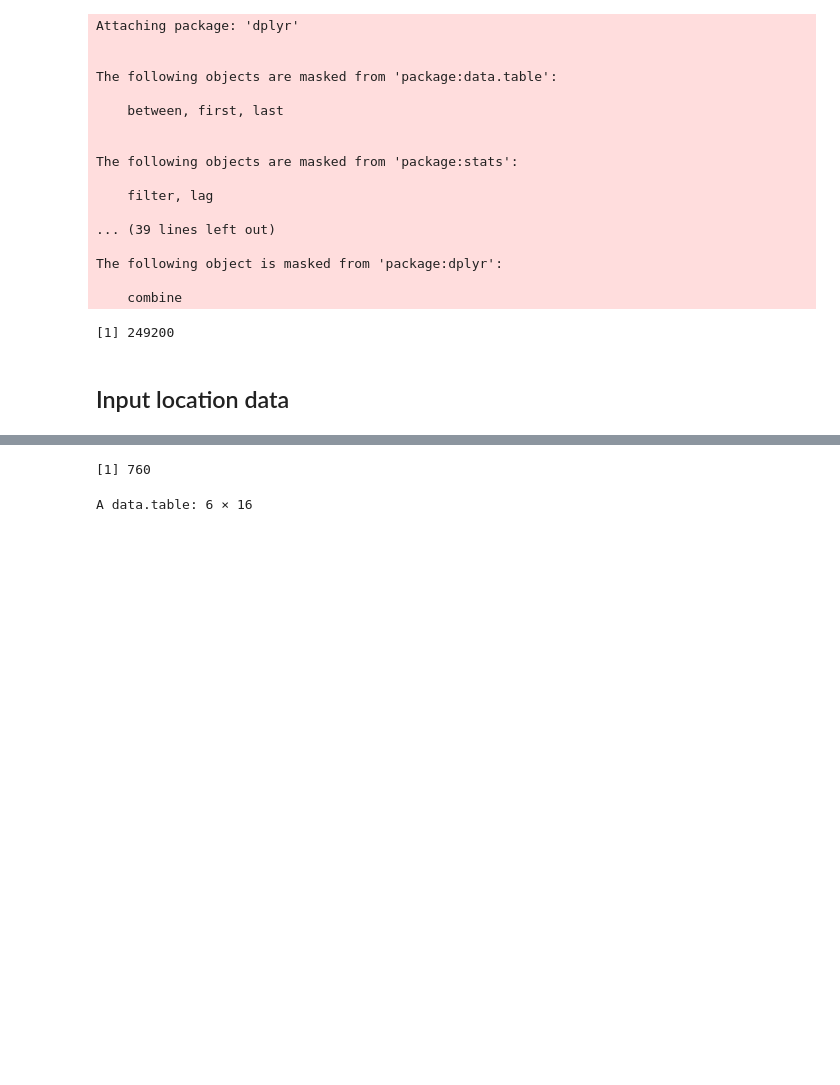
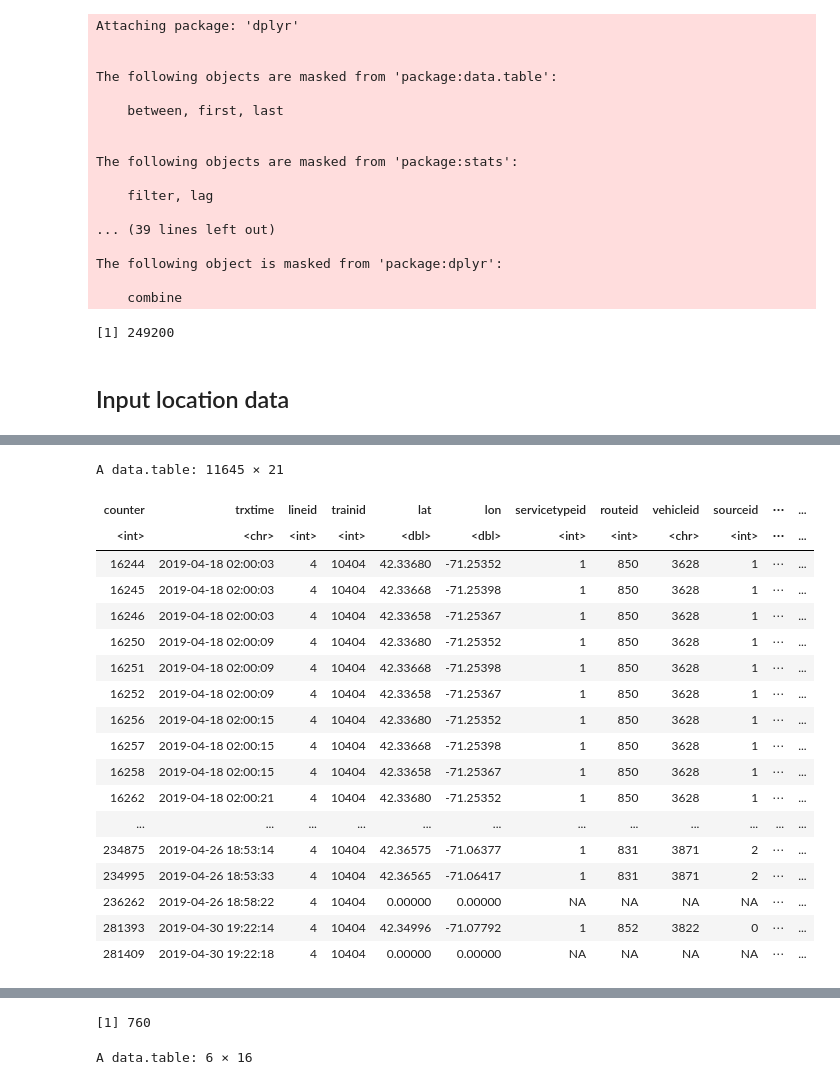
Before and after one commit to narslab/treem, a Jupyter notebook: bin/jupyter/vehicle-trajectory-computation-alt.ipynb, the cells around one changed output, grey strips where cells are left out. Cells and saved outputs as stored; diff of their text form; code cells hidden in the pictures; blank space fills up the shorter version.

```diff
--- a/bin/jupyter/vehicle-trajectory-computation-alt.ipynb
+++ b/bin/jupyter/vehicle-trajectory-computation-alt.ipynb
@@ -62,0 +231,22 @@ dlt = get_light_rail_trajectories(YEARLIST,MONTHlIST)
+# %%
+dlt[trainid==10404]
+# %% [output]
+A data.table: 11645 × 21
+| counter | trxtime | lineid | trainid | lat | lon | servicetypeid | routeid | vehicleid | sourceid | ⋯ | ... |
+| <int> | <chr> | <int> | <int> | <dbl> | <dbl> | <int> | <int> | <chr> | <int> | ⋯ | ... |
+| 16244 | 2019-04-18 02:00:03 | 4 | 10404 | 42.33680 | -71.25352 | 1 | 850 | 3628 | 1 | ⋯ | ... |
+| 16245 | 2019-04-18 02:00:03 | 4 | 10404 | 42.33668 | -71.25398 | 1 | 850 | 3628 | 1 | ⋯ | ... |
+| 16246 | 2019-04-18 02:00:03 | 4 | 10404 | 42.33658 | -71.25367 | 1 | 850 | 3628 | 1 | ⋯ | ... |
+| 16250 | 2019-04-18 02:00:09 | 4 | 10404 | 42.33680 | -71.25352 | 1 | 850 | 3628 | 1 | ⋯ | ... |
+| 16251 | 2019-04-18 02:00:09 | 4 | 10404 | 42.33668 | -71.25398 | 1 | 850 | 3628 | 1 | ⋯ | ... |
+| 16252 | 2019-04-18 02:00:09 | 4 | 10404 | 42.33658 | -71.25367 | 1 | 850 | 3628 | 1 | ⋯ | ... |
+| 16256 | 2019-04-18 02:00:15 | 4 | 10404 | 42.33680 | -71.25352 | 1 | 850 | 3628 | 1 | ⋯ | ... |
+| 16257 | 2019-04-18 02:00:15 | 4 | 10404 | 42.33668 | -71.25398 | 1 | 850 | 3628 | 1 | ⋯ | ... |
+| 16258 | 2019-04-18 02:00:15 | 4 | 10404 | 42.33658 | -71.25367 | 1 | 850 | 3628 | 1 | ⋯ | ... |
+| 16262 | 2019-04-18 02:00:21 | 4 | 10404 | 42.33680 | -71.25352 | 1 | 850 | 3628 | 1 | ⋯ | ... |
+| ... | ... | ... | ... | ... | ... | ... | ... | ... | ... | ... | ... |
+| 234875 | 2019-04-26 18:53:14 | 4 | 10404 | 42.36575 | -71.06377 | 1 | 831 | 3871 | 2 | ⋯ | ... |
+| 234995 | 2019-04-26 18:53:33 | 4 | 10404 | 42.36565 | -71.06417 | 1 | 831 | 3871 | 2 | ⋯ | ... |
+| 236262 | 2019-04-26 18:58:22 | 4 | 10404 | 0.00000 | 0.00000 | NA | NA | NA | NA | ⋯ | ... |
+| 281393 | 2019-04-30 19:22:14 | 4 | 10404 | 42.34996 | -71.07792 | 1 | 852 | 3822 | 0 | ⋯ | ... |
+| 281409 | 2019-04-30 19:22:18 | 4 | 10404 | 0.00000 | 0.00000 | NA | NA | NA | NA | ⋯ | ... |
```
Also changed, not shown: parts of 17 cells of this notebook, 1 other file.
